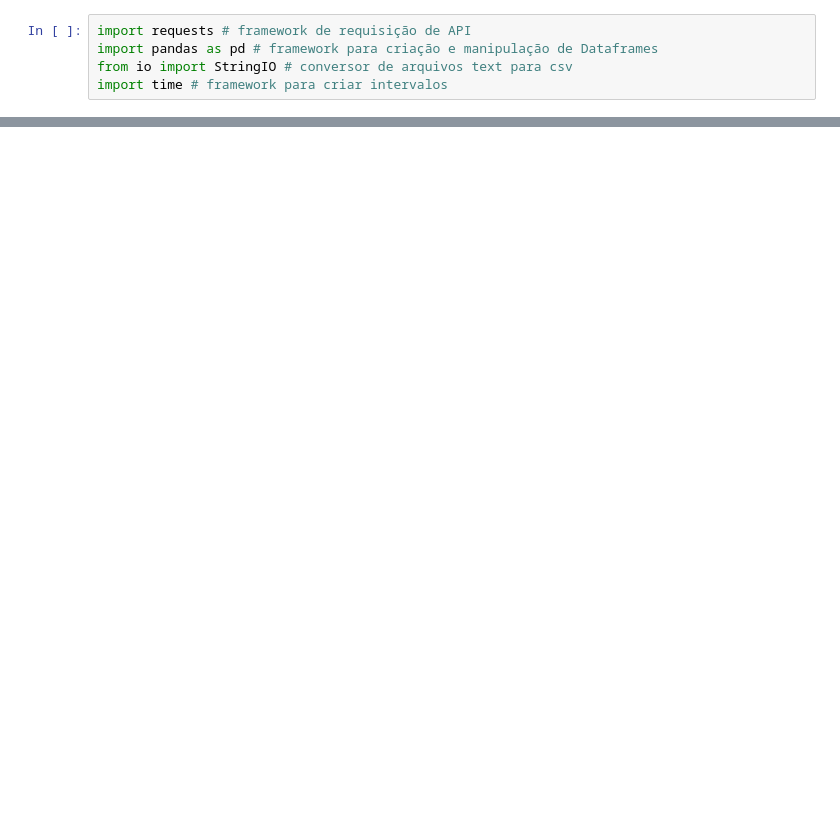
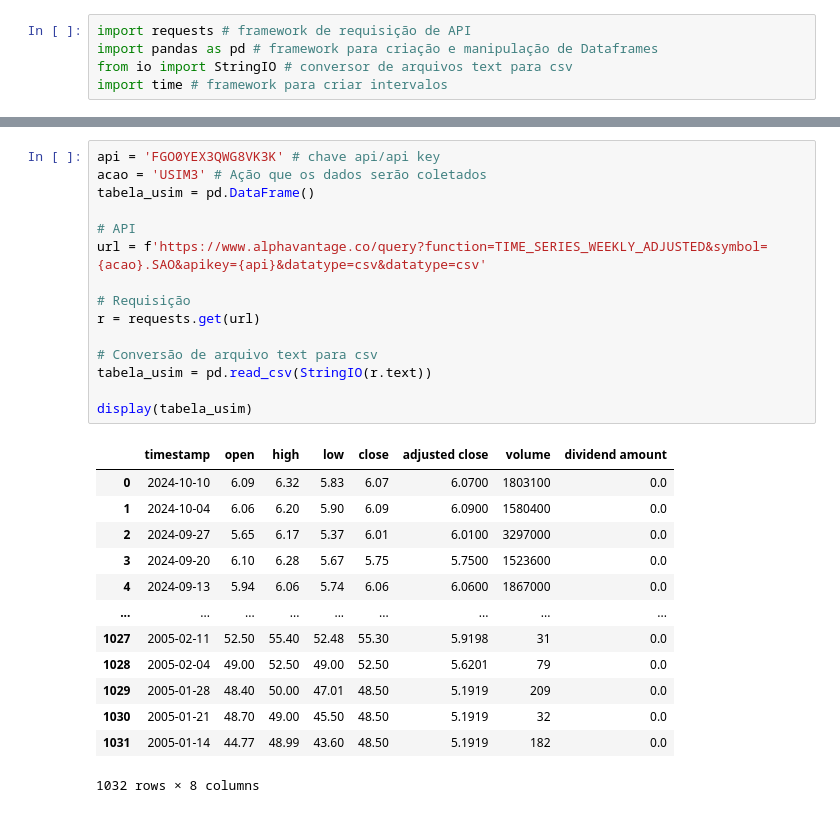
Before and after one commit to 0285douglas/cotacao-de-acoes, a Jupyter notebook: cotacao-de-acoes.ipynb, the cells around one changed output, grey strips where cells are left out. Cells and saved outputs as stored; diff of their text form; blank space fills up the shorter version.

```diff
--- a/cotacao-de-acoes.ipynb
+++ b/cotacao-de-acoes.ipynb
@@ -25,0 +52,29 @@ display(tabela)
+# %%
+api = 'FGO0YEX3QWG8VK3K' # chave api/api key
+acao = 'USIM3' # Ação que os dados serão coletados
+tabela_usim = pd.DataFrame()
+
+# API
+url = f'https://www.alphavantage.co/query?function=TIME_SERIES_WEEKLY_ADJUSTED&symbol={acao}.SAO&apikey={api}&datatype=csv&datatype=csv'
+
+# Requisição
+r = requests.get(url)
+
+# Conversão de arquivo text para csv
+tabela_usim = pd.read_csv(StringIO(r.text))
+
+display(tabela_usim)
+# %% [output]
+|  | timestamp | open | high | low | close | adjusted close | volume | dividend amount |
+| 0 | 2024-10-10 | 6.09 | 6.32 | 5.83 | 6.07 | 6.0700 | 1803100 | 0.0 |
+| 1 | 2024-10-04 | 6.06 | 6.20 | 5.90 | 6.09 | 6.0900 | 1580400 | 0.0 |
+| 2 | 2024-09-27 | 5.65 | 6.17 | 5.37 | 6.01 | 6.0100 | 3297000 | 0.0 |
+| 3 | 2024-09-20 | 6.10 | 6.28 | 5.67 | 5.75 | 5.7500 | 1523600 | 0.0 |
+| 4 | 2024-09-13 | 5.94 | 6.06 | 5.74 | 6.06 | 6.0600 | 1867000 | 0.0 |
+| ... | ... | ... | ... | ... | ... | ... | ... | ... |
+| 1027 | 2005-02-11 | 52.50 | 55.40 | 52.48 | 55.30 | 5.9198 | 31 | 0.0 |
+| 1028 | 2005-02-04 | 49.00 | 52.50 | 49.00 | 52.50 | 5.6201 | 79 | 0.0 |
+| 1029 | 2005-01-28 | 48.40 | 50.00 | 47.01 | 48.50 | 5.1919 | 209 | 0.0 |
+| 1030 | 2005-01-21 | 48.70 | 49.00 | 45.50 | 48.50 | 5.1919 | 32 | 0.0 |
+| 1031 | 2005-01-14 | 44.77 | 48.99 | 43.60 | 48.50 | 5.1919 | 182 | 0.0 |
+1032 rows × 8 columns
```
Also changed, not shown: parts of 5 cells of this notebook, 2 other files.
